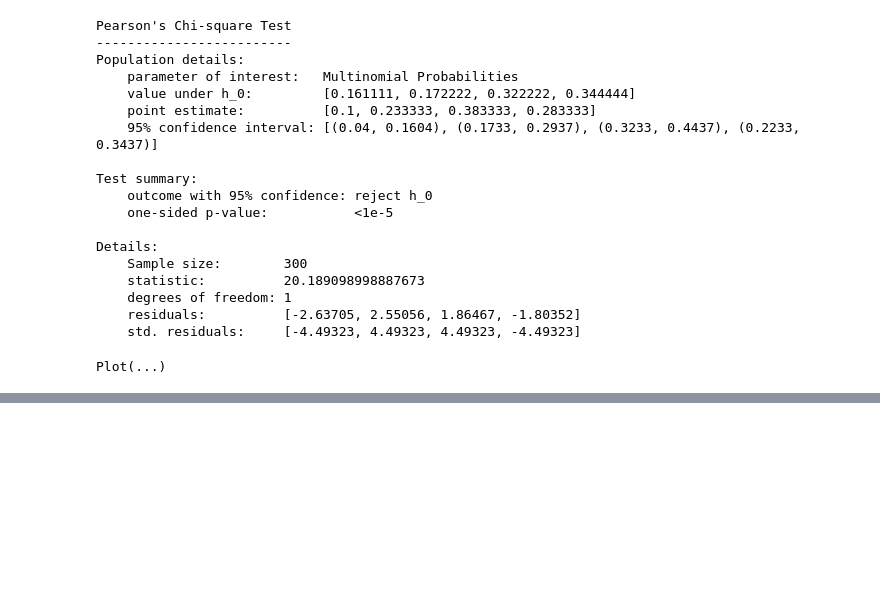
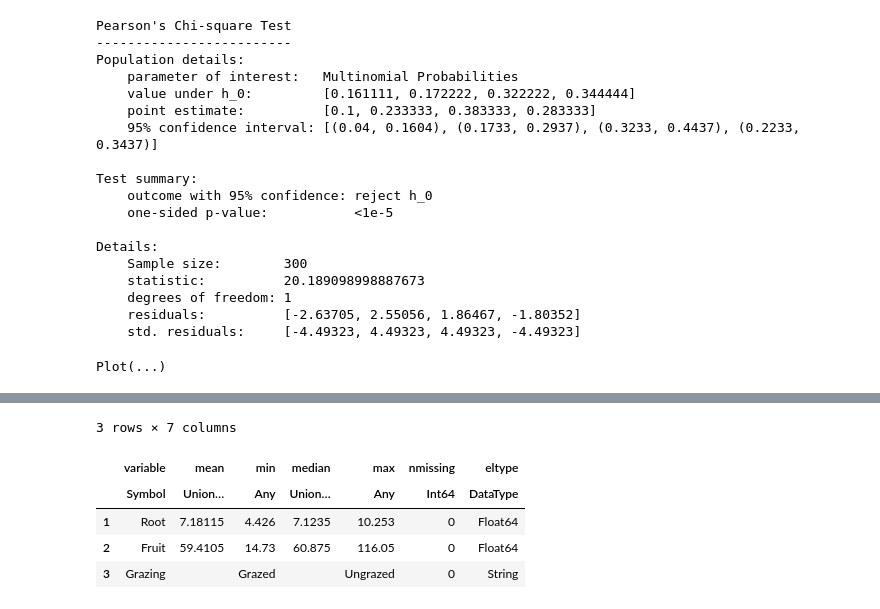
Before and after one commit to takanorifukuyama/julia-statistics, a Jupyter notebook: 統計解析.ipynb, the cells around one changed output, grey strips where cells are left out. Cells and saved outputs as stored; diff of their text form; code cells hidden in the pictures; blank space fills up the shorter version.

```diff
--- a/統計解析.ipynb
+++ b/統計解析.ipynb
@@ -135,0 +170,9 @@ Plot(...)
+# %%
+describe(dat)
+# %% [output]
+3 rows × 7 columns
+|  | variable | mean | min | median | max | nmissing | eltype |
+|  | Symbol | Union… | Any | Union… | Any | Int64 | DataType |
+| 1 | Root | 7.18115 | 4.426 | 7.1235 | 10.253 | 0 | Float64 |
+| 2 | Fruit | 59.4105 | 14.73 | 60.875 | 116.05 | 0 | Float64 |
+| 3 | Grazing |  | Grazed |  | Ungrazed | 0 | String |
```
Also changed, not shown: parts of 15 cells of this notebook, 1 other file.
